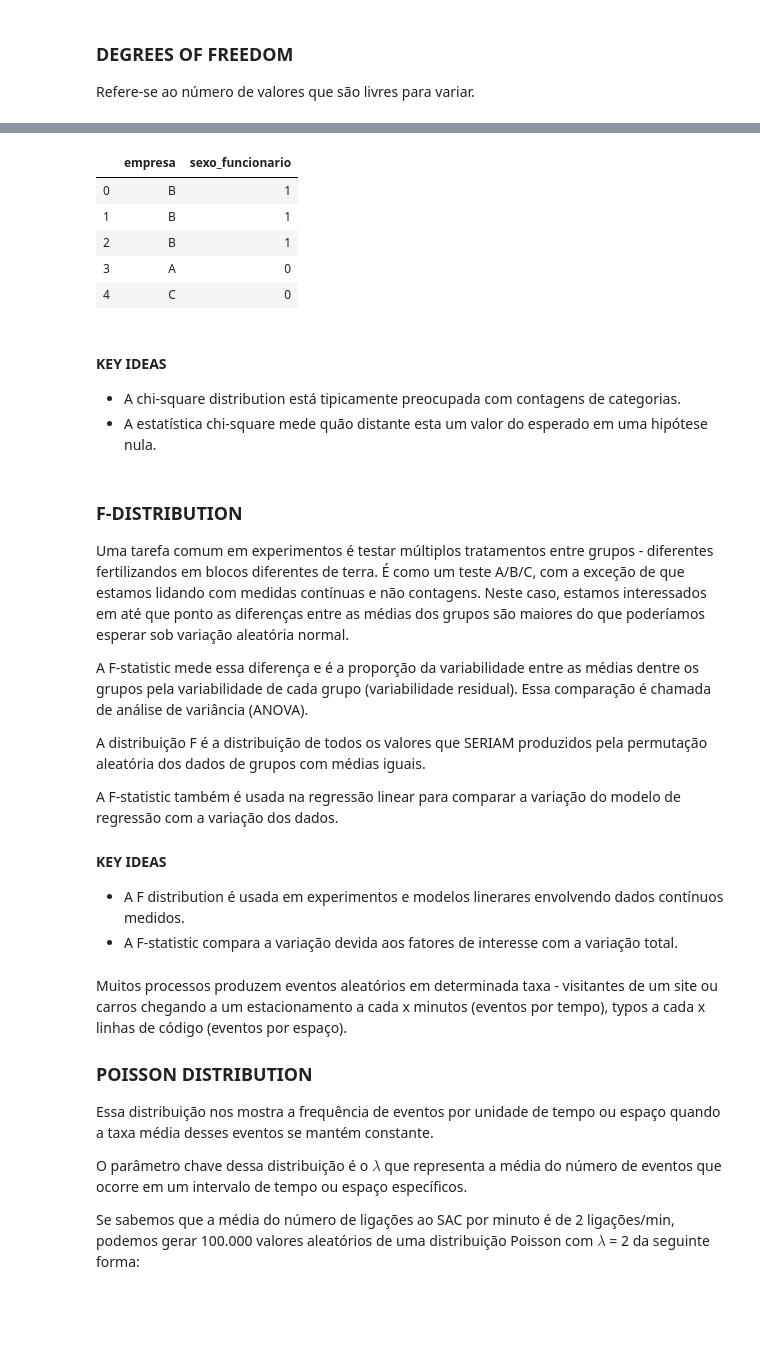
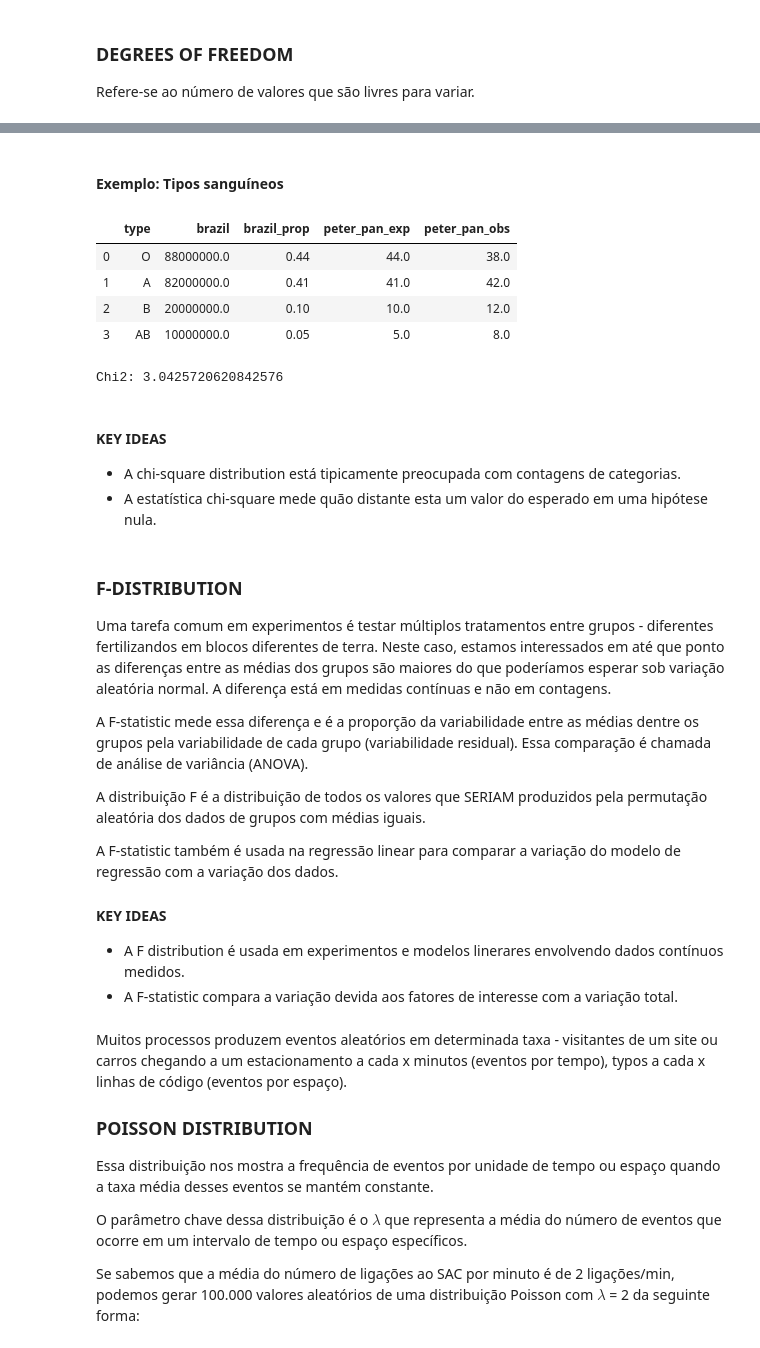
Before and after one commit to hoadcoder/SundayLearning, a Jupyter notebook: notebooks/content/15_sampling.ipynb, the cells around one changed output, grey strips where cells are left out. Cells and saved outputs as stored; diff of their text form; code cells hidden in the pictures; blank space fills up the shorter version.

```diff
--- a/notebooks/content/15_sampling.ipynb
+++ b/notebooks/content/15_sampling.ipynb
@@ -493,23 +494,36 @@ plt.axvline(np.quantile(chi2, .5), color="green");
-# %%
-gender_comp = pd.DataFrame(
-    {"empresa": np.random.choice(["A", "B", "C"], 100),
-     "sexo_funcionario": np.random.choice([0, 1], 100, p=[.5, .5])
-    })
-gender_comp.head()
-# %% [output]
-|  | empresa | sexo_funcionario |
-| 0 | B | 1 |
-| 1 | B | 1 |
-| 2 | B | 1 |
-| 3 | A | 0 |
-| 4 | C | 0 |
+# %% [markdown]
+#### Exemplo: Tipos sanguíneos
+# %%
+br_pop = 200_000_000
+pp_pop = 100
+br_props = np.array([.44, .41, .1, .05])
+pp_props = np.array([.38, .42, .12 , .08])
+
+bt = pd.DataFrame({
+    "type": ["O", "A", "B", "AB"],
+    "brazil": br_pop*br_props,
+    "brazil_prop": br_props,
+    "peter_pan_exp": pp_pop*br_props,
+    "peter_pan_obs": pp_pop*pp_props,
+})
+display(bt)
+
+chi2_1 = np.sum(((bt["peter_pan_obs"] - bt["peter_pan_exp"])**2)/(bt["peter_pan_exp"]))
+print("Chi2:", chi2_1)
+# %% [output]
+|  | type | brazil | brazil_prop | peter_pan_exp | peter_pan_obs |
+| 0 | O | 88000000.0 | 0.44 | 44.0 | 38.0 |
+| 1 | A | 82000000.0 | 0.41 | 41.0 | 42.0 |
+| 2 | B | 20000000.0 | 0.10 | 10.0 | 12.0 |
+| 3 | AB | 10000000.0 | 0.05 | 5.0 | 8.0 |
+Chi2: 3.0425720620842576
 # %% [markdown]
 #### KEY IDEAS
 - A chi-square distribution está tipicamente preocupada com contagens de categorias.
 - A estatística chi-square mede quão distante esta um valor do esperado em uma hipótese nula.
 # %% [markdown]
 ### F-DISTRIBUTION
-Uma tarefa comum em experimentos é testar múltiplos tratamentos entre grupos - diferentes fertilizandos em blocos diferentes de terra. É como um teste A/B/C, com a exceção de que estamos lidando com medidas contínuas e não contagens. Neste caso, estamos interessados em até que ponto as diferenças entre as médias dos grupos são maiores do que poderíamos esperar sob variação aleatória normal.
+Uma tarefa comum em experimentos é testar múltiplos tratamentos entre grupos - diferentes fertilizandos em blocos diferentes de terra. Neste caso, estamos interessados em até que ponto as diferenças entre as médias dos grupos são maiores do que poderíamos esperar sob variação aleatória normal. A diferença está em medidas contínuas e não em contagens.
 
 A F-statistic mede essa diferença e é a proporção da variabilidade entre as médias dentre os grupos pela variabilidade de cada grupo (variabilidade residual). Essa comparação é chamada de análise de variância (ANOVA).
 
```
Also changed, not shown: parts of 10 cells of this notebook, 1 other file.
